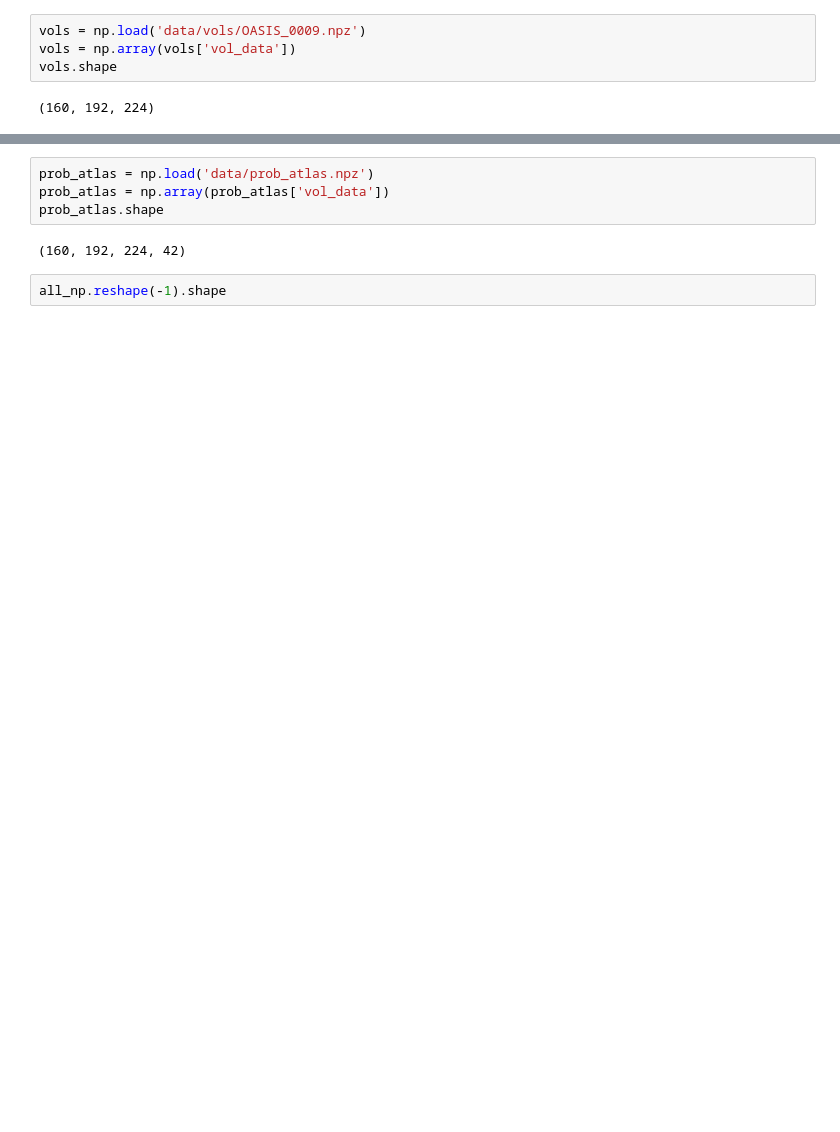
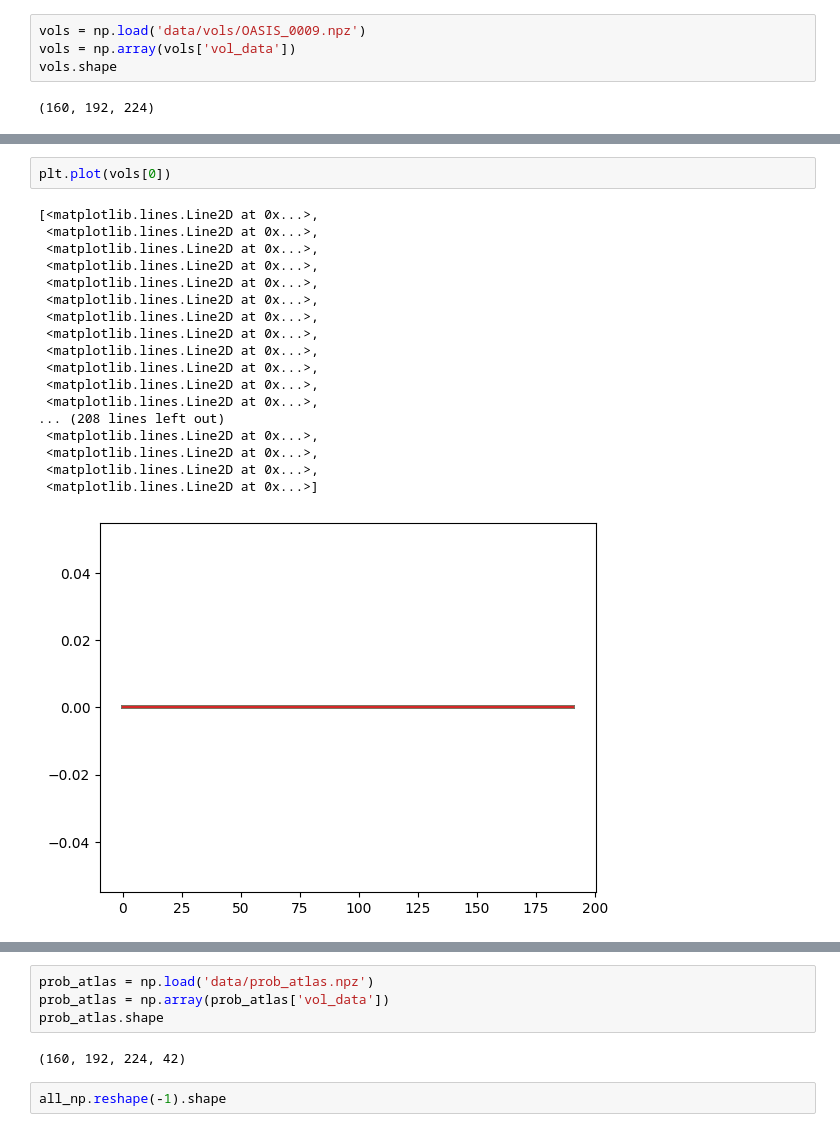
Before and after one commit to yegmor/SAE, a Jupyter notebook: main.ipynb, the cells around one changed output, grey strips where cells are left out. Drawn from its saved outputs; the diff is of its cells as text; blank space fills up the shorter version.

```diff
--- a/main.ipynb
+++ b/main.ipynb
@@ -16,3 +60,24 @@ vols.shape
+# %%
+plt.plot(vols[0])
+# %% [output]
+[<matplotlib.lines.Line2D at 0x...>,
+ <matplotlib.lines.Line2D at 0x...>,
+ <matplotlib.lines.Line2D at 0x...>,
+ <matplotlib.lines.Line2D at 0x...>,
+ <matplotlib.lines.Line2D at 0x...>,
+ <matplotlib.lines.Line2D at 0x...>,
+ <matplotlib.lines.Line2D at 0x...>,
+ <matplotlib.lines.Line2D at 0x...>,
+ <matplotlib.lines.Line2D at 0x...>,
+ <matplotlib.lines.Line2D at 0x...>,
+ <matplotlib.lines.Line2D at 0x...>,
+ <matplotlib.lines.Line2D at 0x...>,
+... (208 lines left out)
+ <matplotlib.lines.Line2D at 0x...>,
+ <matplotlib.lines.Line2D at 0x...>,
+ <matplotlib.lines.Line2D at 0x...>,
+ <matplotlib.lines.Line2D at 0x...>]
+[figure, added]
 # %%
 # temp = torch.from_numpy(vols)
 temp.unsqueeze(0)
```
Also changed, not shown: parts of 9 cells of this notebook, 1 other file.
